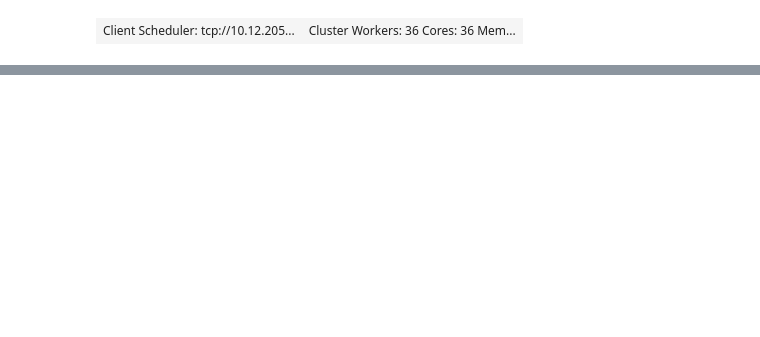
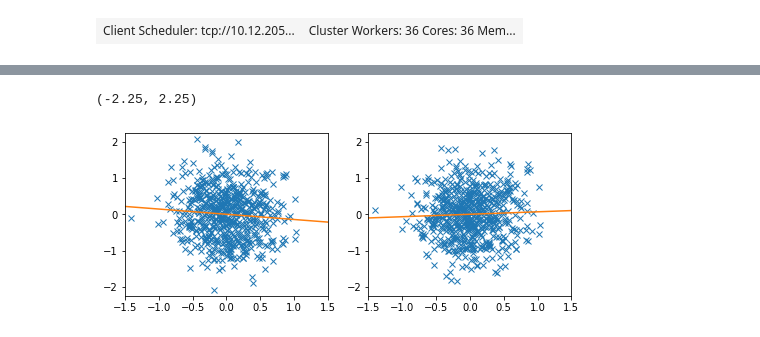
Before and after one commit to djk2120/TWSnbp, a Jupyter notebook: src/TWSnbp.ipynb, the cells around one changed output, grey strips where cells are left out. Cells and saved outputs as stored; diff of their text form; code cells hidden in the pictures; blank space fills up the shorter version.

```diff
--- a/src/TWSnbp.ipynb
+++ b/src/TWSnbp.ipynb
@@ -479,0 +401,7 @@ tws = (conv_tws*mth_wts*land_wts*ds['TWS']).isel(time=ix)
+# %%
+%%time
+with joblib.parallel_backend('dask'):
+    x1 = Parallel()(delayed(myfunc_CESM1)(ee) for ee in range(21))
+with joblib.parallel_backend('dask'):
+    x2 = Parallel()(delayed(myfunc_CESM1)(ee) for ee in 21+np.arange(21))
+CESM1 = x1+x2
@@ -479,0 +554,30 @@ tws = (conv_tws*mth_wts*land_wts*ds['TWS']).isel(time=ix)
+# %%
+#regress
+ny = len(tws)
+G       = np.ones([ny,2])
+G[:,1]  = tws
+d       = err1
+[m,sumr,r,s]=np.linalg.lstsq(G,d,rcond=None)
+m1 = m[1]
+d       = err2
+[m,sumr,r,s]=np.linalg.lstsq(G,d,rcond=None)
+m2 = m[1]
+
+
+xfit = np.array([-1.5,1.5])
+
+plt.figure(figsize=[8,3])
+plt.subplot(121)
+plt.plot(tws,err1,'x')
+plt.plot(xfit,m1*xfit)
+plt.xlim([-1.5,1.5])
+plt.ylim([-2.25,2.25])
+
+plt.subplot(122)
+plt.plot(tws,err2,'x')
+plt.plot(xfit,m2*xfit)
+plt.xlim([-1.5,1.5])
+plt.ylim([-2.25,2.25])
+# %% [output]
+(-2.25, 2.25)
+[figure, added]
```
Also changed, not shown: parts of 137 cells of this notebook, 1 other file.
